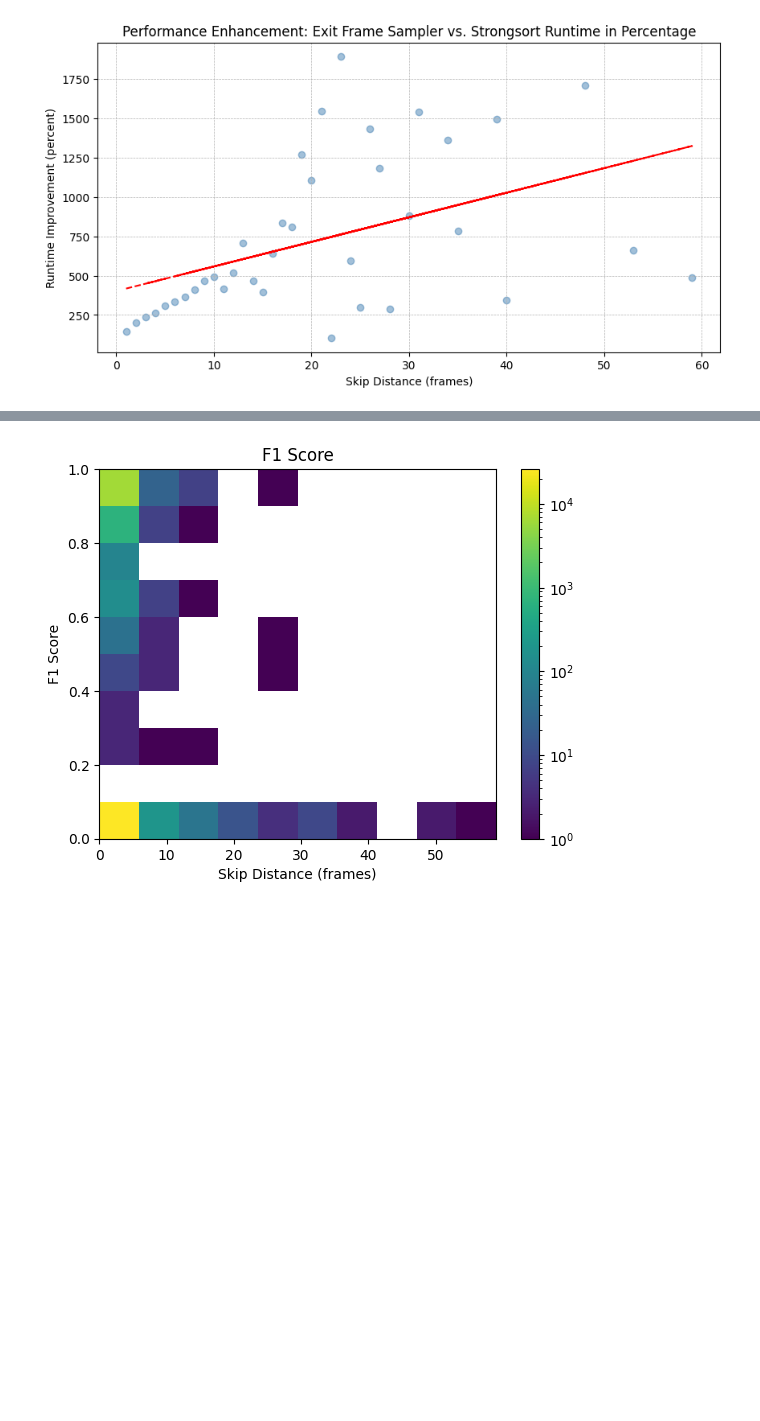
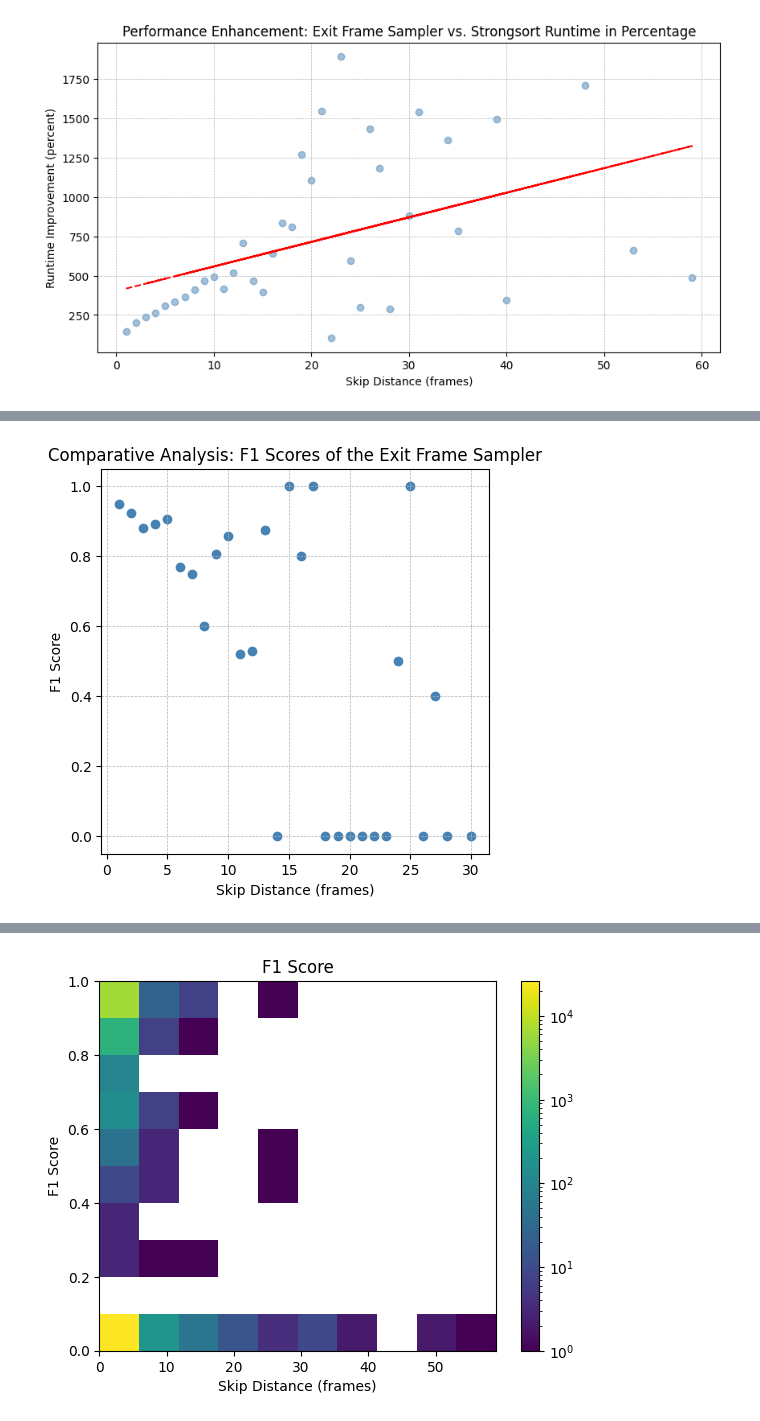
Before and after one commit to apperception-db/spatialyze, a Jupyter notebook: outputs/run/exit_frame_analysis.ipynb, the cells around one changed output, grey strips where cells are left out. Cells and saved outputs as stored; diff of their text form; code cells hidden in the pictures; blank space fills up the shorter version.

```diff
--- a/outputs/run/exit_frame_analysis.ipynb
+++ b/outputs/run/exit_frame_analysis.ipynb
@@ -228,3 +290,23 @@ NameError: name 'plt' is not defined
+# %%
+x_values = sorted(sk for sk in skip_map.keys() if sk <= 30)[1:]  # Sorting the keys to ensure the plot is ordered
+y_values = [skip_map[k]['_f1'] for k in x_values]
+
+# Plotting the data
+plt.figure(figsize=(5, 5))  # You can adjust the figure size as needed
+plt.scatter(x_values, y_values, color='steelblue')  # Create a bar plot
+
+# Add titles and labels
+plt.title('Comparative Analysis: F1 Scores of the Exit Frame Sampler')
+plt.xlabel('Skip Distance (frames)')
+plt.ylabel('F1 Score')
+
+# Show grid lines for better readability
+plt.grid(True, which='both', linestyle='--', linewidth=0.5)
+
+# Display the plot
+plt.show()
+# %% [output]
+[figure, added]
 # %%
 x_values = sorted(skip_map.keys())[1:]  # Sorting the keys to ensure the plot is ordered
 y_values = [skip_map[k]['_f1'] for k in x_values]
```
Also changed, not shown: parts of 8 cells of this notebook, 2 other files.
